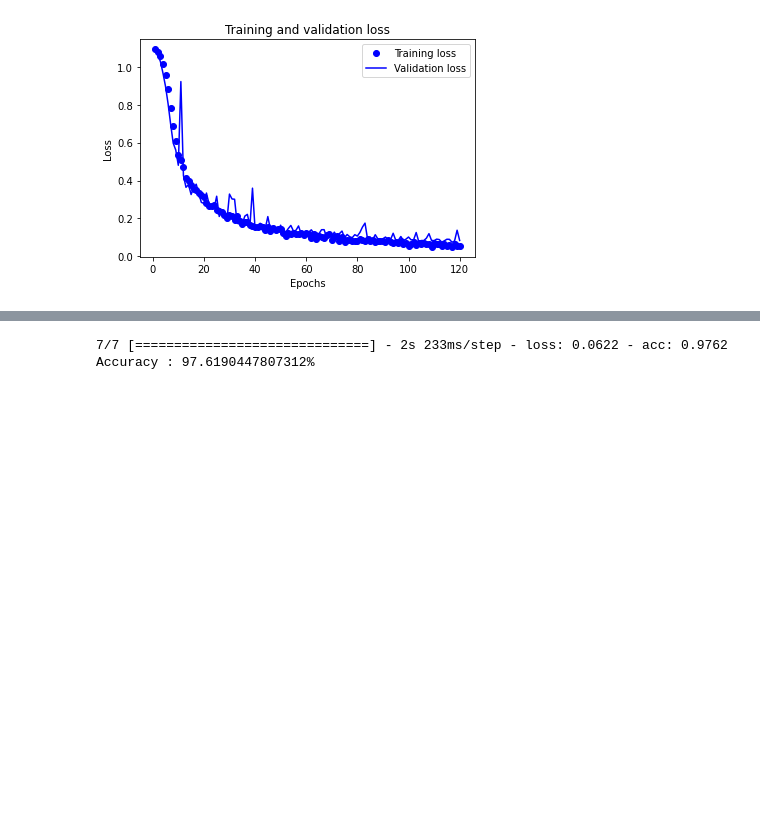
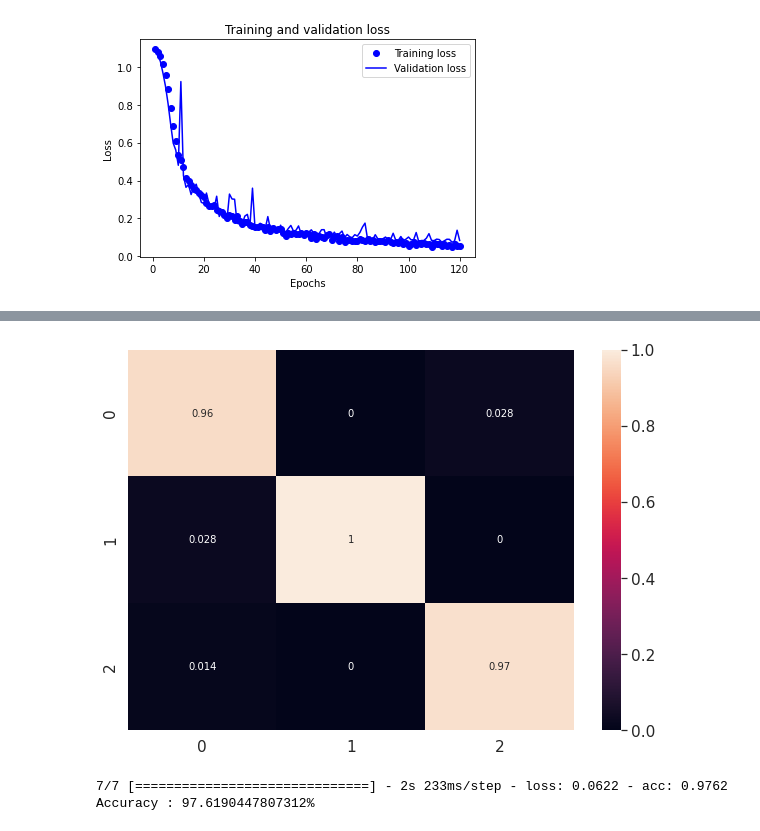
Before and after one commit to geo-tp/Keras-Colaboratory-Models, a Jupyter notebook: rock_paper_scissors_convnets.ipynb, the cells around one changed output, grey strips where cells are left out. Cells and saved outputs as stored; diff of their text form; code cells hidden in the pictures; blank space fills up the shorter version.

```diff
--- a/rock_paper_scissors_convnets.ipynb
+++ b/rock_paper_scissors_convnets.ipynb
@@ -171,3 +179,23 @@ plt.legend()
 plt.show()
 # %% [output]
 [figure]
+# %%
+# CONFUSION MATRIX
+
+
+#Predict
+y_prediction = model.predict(test_datagen)
+y_prediction = np.argmax (y_prediction, axis = 1)
+
+y_test = test_datagen.labels
+
+#Create confusion matrix and normalizes it over predicted (columns)
+result = confusion_matrix(y_test, y_prediction , normalize='pred')
+
+df_cm = pd.DataFrame(result, range(3), range(3))
+plt.figure(figsize=(10,7))
+sn.set(font_scale=1.4) # for label size
+sn.heatmap(df_cm, annot=True, annot_kws={"size": 10}) # font size
+
+plt.show()
+# %% [output]
@@ -174,3 +203,4 @@ plt.show()
+[figure, added]
 # %%
 # EVALUATION
 
```
Also changed, not shown: parts of 4 cells of this notebook.
